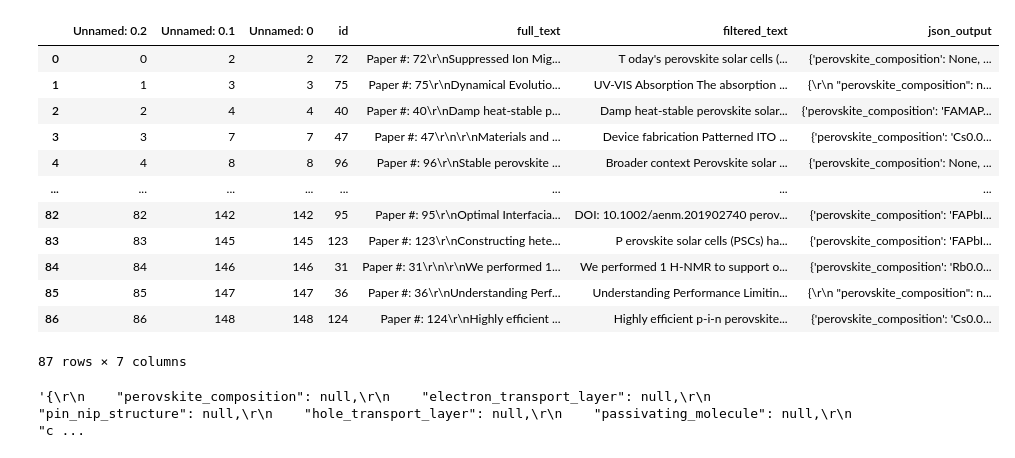
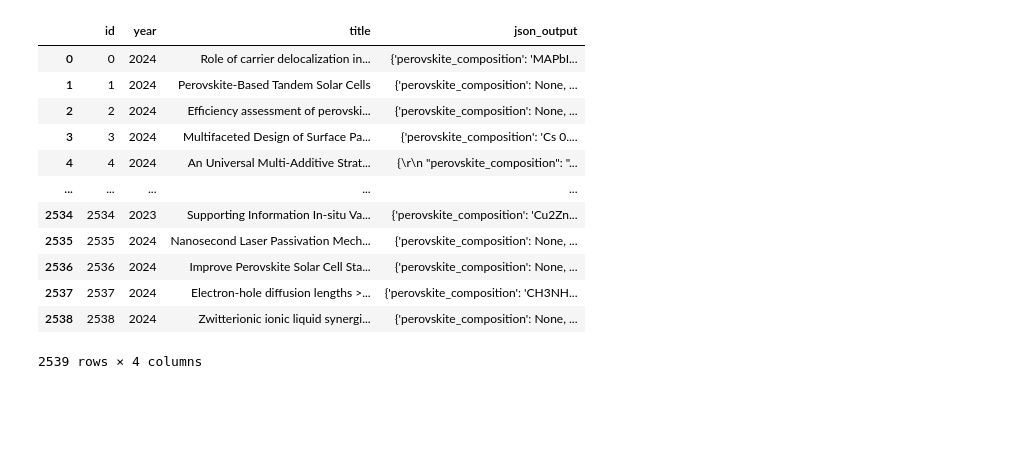
Before and after one commit to kanggunh/DSC180_B11_Q2, a Jupyter notebook: df_to_json.ipynb, the cells around one changed output. Drawn from its saved outputs; the diff is of its cells as text; code cells hidden in the pictures; blank space fills up the shorter version.

```diff
--- a/df_to_json.ipynb
+++ b/df_to_json.ipynb
@@ -3,19 +3,19 @@ import json
 import pandas as pd
 import re
 # %%
-df = pd.read_csv('data\schema2\Llama-PSC-Extractor-8B-8bit-Schema-2.csv')
+df = pd.read_csv('data/final_extraction/final_extraction.csv')
 df
 # %% [output]
-|  | Unnamed: 0.2 | Unnamed: 0.1 | Unnamed: 0 | id | full_text | filtered_text | json_output |
-| 0 | 0 | 2 | 2 | 72 | Paper #: 72\r\nSuppressed Ion Mig... | T oday's perovskite solar cells (... | {'perovskite_composition': None, ... |
-| 1 | 1 | 3 | 3 | 75 | Paper #: 75\r\nDynamical Evolutio... | UV-VIS Absorption The absorption ... | {\r\n "perovskite_composition": n... |
-| 2 | 2 | 4 | 4 | 40 | Paper #: 40\r\nDamp heat-stable p... | Damp heat-stable perovskite solar... | {'perovskite_composition': 'FAMAP... |
-| 3 | 3 | 7 | 7 | 47 | Paper #: 47\r\n\r\nMaterials and ... | Device fabrication Patterned ITO ... | {'perovskite_composition': 'Cs0.0... |
-| 4 | 4 | 8 | 8 | 96 | Paper #: 96\r\nStable perovskite ... | Broader context Perovskite solar ... | {'perovskite_composition': None, ... |
-| ... | ... | ... | ... | ... | ... | ... | ... |
-| 82 | 82 | 142 | 142 | 95 | Paper #: 95\r\nOptimal Interfacia... | DOI: 10.1002/aenm.201902740 perov... | {'perovskite_composition': 'FAPbI... |
-| 83 | 83 | 145 | 145 | 123 | Paper #: 123\r\nConstructing hete... | P erovskite solar cells (PSCs) ha... | {'perovskite_composition': 'FAPbI... |
-| 84 | 84 | 146 | 146 | 31 | Paper #: 31\r\n\r\nWe performed 1... | We performed 1 H-NMR to support o... | {'perovskite_composition': 'Rb0.0... |
-| 85 | 85 | 147 | 147 | 36 | Paper #: 36\r\nUnderstanding Perf... | Understanding Performance Limitin... | {\r\n "perovskite_composition": n... |
-| 86 | 86 | 148 | 148 | 124 | Paper #: 124\r\nHighly efficient ... | Highly efficient p-i-n perovskite... | {'perovskite_composition': 'Cs0.0... |
+|  | id | year | title | json_output |
+| 0 | 0 | 2024 | Role of carrier delocalization in... | {'perovskite_composition': 'MAPbI... |
+| 1 | 1 | 2024 | Perovskite-Based Tandem Solar Cells | {'perovskite_composition': None, ... |
+| 2 | 2 | 2024 | Efficiency assessment of perovski... | {'perovskite_composition': None, ... |
+| 3 | 3 | 2024 | Multifaceted Design of Surface Pa... | {'perovskite_composition': 'Cs 0.... |
+| 4 | 4 | 2024 | An Universal Multi-Additive Strat... | {\r\n "perovskite_composition": "... |
+| ... | ... | ... | ... | ... |
+| 2534 | 2534 | 2023 | Supporting Information In-situ Va... | {'perovskite_composition': 'Cu2Zn... |
+| 2535 | 2535 | 2024 | Nanosecond Laser Passivation Mech... | {'perovskite_composition': None, ... |
+| 2536 | 2536 | 2024 | Improve Perovskite Solar Cell Sta... | {'perovskite_composition': None, ... |
+| 2537 | 2537 | 2024 | Electron-hole diffusion lengths >... | {'perovskite_composition': 'CH3NH... |
+| 2538 | 2538 | 2024 | Zwitterionic ionic liquid synergi... | {'perovskite_composition': None, ... |
-87 rows × 7 columns
+2539 rows × 4 columns
@@ -29,4 +21,0 @@ def clean_json(json_string):
-# %%
-df[df["id"] == 75]["json_output"].iloc[0]
-# %% [output]
-'{\r\n    "perovskite_composition": null,\r\n    "electron_transport_layer": null,\r\n    "pin_nip_structure": null,\r\n    "hole_transport_layer": null,\r\n    "passivating_molecule": null,\r\n    "c ...
```
Also changed, not shown: parts of 21 cells of this notebook, 33 other files.
